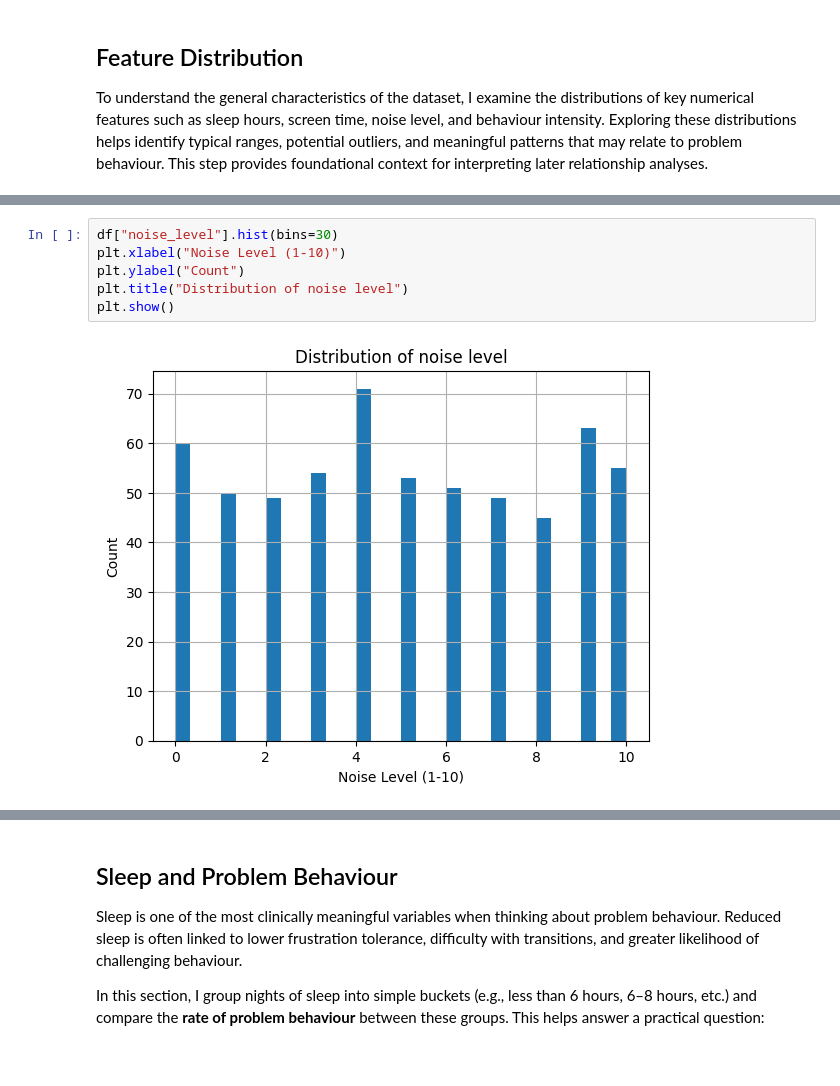
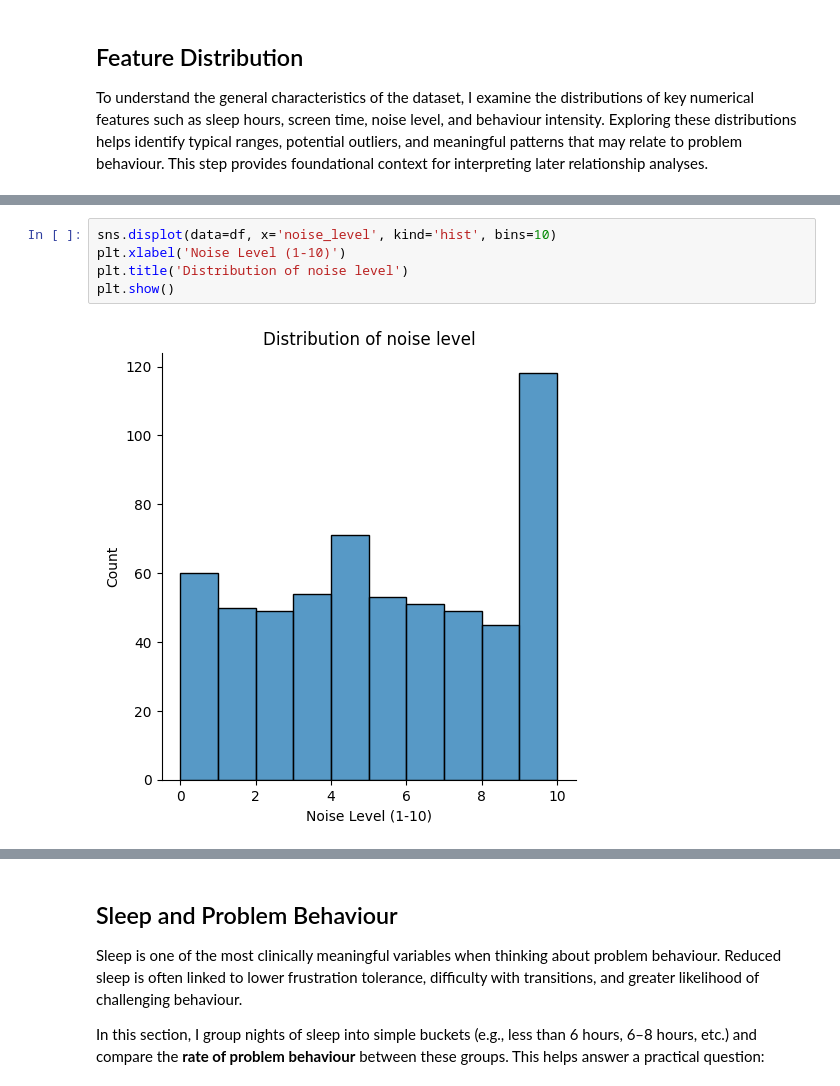
Before and after one commit to wasehhh/aba_behaviour_analysis, a Jupyter notebook: notebooks/01_eda_behaviour.ipynb, the cells around one changed output, grey strips where cells are left out. Drawn from its saved outputs; the diff is of its cells as text; blank space fills up the shorter version.

```diff
--- a/notebooks/01_eda_behaviour.ipynb
+++ b/notebooks/01_eda_behaviour.ipynb
@@ -109,9 +110,8 @@ plt.show()
 # %%
-df["noise_level"].hist(bins=30)
-plt.xlabel("Noise Level (1-10)")
-plt.ylabel("Count")
-plt.title("Distribution of noise level")
+sns.displot(data=df, x='noise_level', kind='hist', bins=10)
+plt.xlabel('Noise Level (1-10)')
+plt.title('Distribution of noise level')
 plt.show()
 # %% [output]
-[figure, old version]
+[figure, new version]
 # %%
```
Also changed, not shown: parts of 32 cells of this notebook, 1 other file.
